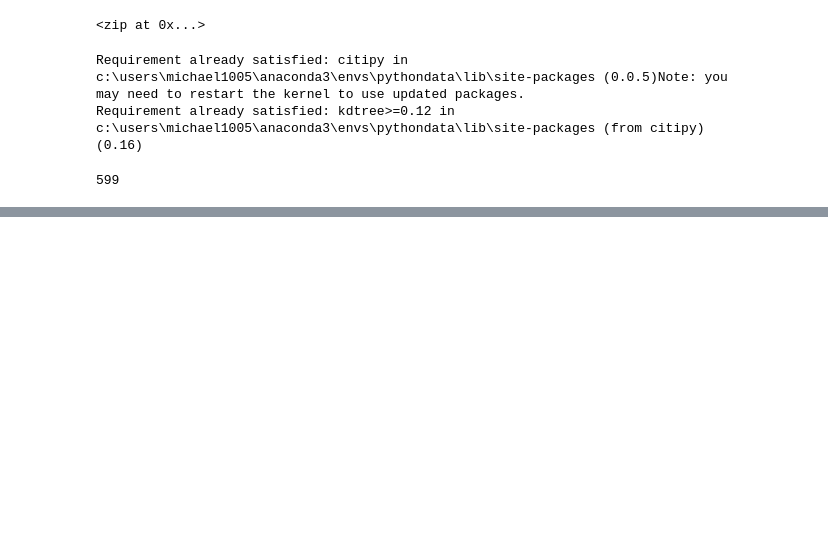
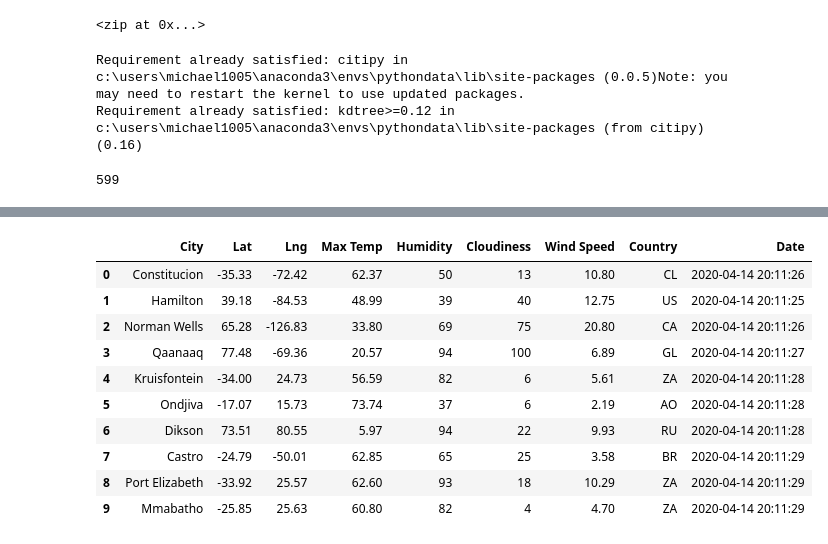
Before and after one commit to michaelberg1005/Module-6-World_Weather_Analysis, a Jupyter notebook: WeatherPy.ipynb, the cells around one changed output, grey strips where cells are left out. Saved outputs shown, nothing was run; the diff lists cells and outputs as text; code cells hidden in the pictures; blank space fills up the shorter version.

Commit message:
weather into cities df

```diff
--- a/WeatherPy.ipynb
+++ b/WeatherPy.ipynb
@@ -38,0 +45,4 @@ len(cities)
+# %%
+# Starting URL for Weather Map API Call.
+url = "http://api.openweathermap.org/data/2.5/weather?units=Imperial&APPID=" + weather_api_key
+print(url)
@@ -38,0 +132,16 @@ len(cities)
+# %%
+# Convert the array of dictionaries to a Pandas DataFrame.
+city_data_df = pd.DataFrame(city_data)
+city_data_df.head(10)
+# %% [output]
+|  | City | Lat | Lng | Max Temp | Humidity | Cloudiness | Wind Speed | Country | Date |
+| 0 | Constitucion | -35.33 | -72.42 | 62.37 | 50 | 13 | 10.80 | CL | 2020-04-14 20:11:26 |
+| 1 | Hamilton | 39.18 | -84.53 | 48.99 | 39 | 40 | 12.75 | US | 2020-04-14 20:11:25 |
+| 2 | Norman Wells | 65.28 | -126.83 | 33.80 | 69 | 75 | 20.80 | CA | 2020-04-14 20:11:26 |
+| 3 | Qaanaaq | 77.48 | -69.36 | 20.57 | 94 | 100 | 6.89 | GL | 2020-04-14 20:11:27 |
+| 4 | Kruisfontein | -34.00 | 24.73 | 56.59 | 82 | 6 | 5.61 | ZA | 2020-04-14 20:11:28 |
+| 5 | Ondjiva | -17.07 | 15.73 | 73.74 | 37 | 6 | 2.19 | AO | 2020-04-14 20:11:28 |
+| 6 | Dikson | 73.51 | 80.55 | 5.97 | 94 | 22 | 9.93 | RU | 2020-04-14 20:11:28 |
+| 7 | Castro | -24.79 | -50.01 | 62.85 | 65 | 25 | 3.58 | BR | 2020-04-14 20:11:29 |
+| 8 | Port Elizabeth | -33.92 | 25.57 | 62.60 | 93 | 18 | 10.29 | ZA | 2020-04-14 20:11:29 |
+| 9 | Mmabatho | -25.85 | 25.63 | 60.80 | 82 | 4 | 4.70 | ZA | 2020-04-14 20:11:29 |
```
Also changed, not shown: parts of 6 cells of this notebook, 2 other files.
